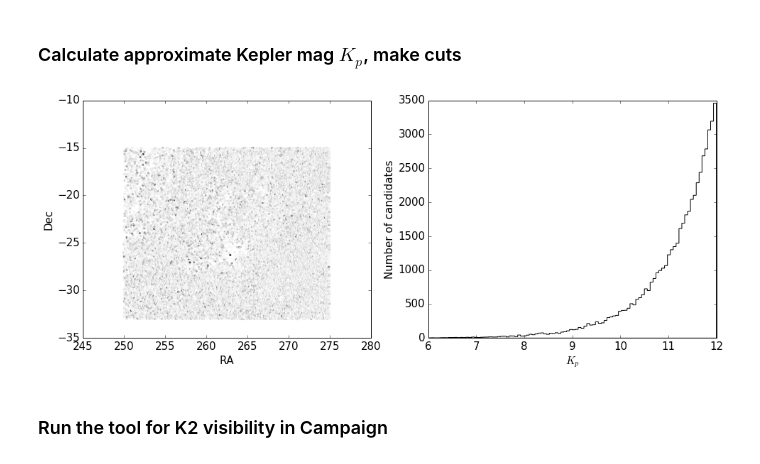
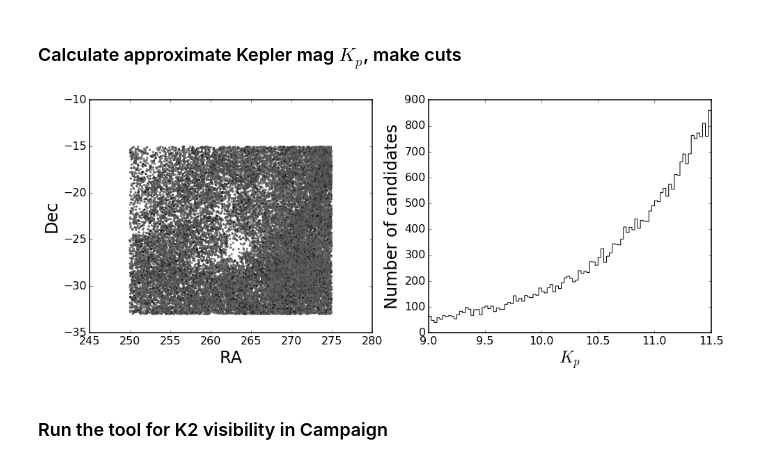
Before and after one commit to bmorris3/K2-twos, a Jupyter notebook: findtargets_campaign11.ipynb, the cells around one changed output. Saved outputs shown, nothing was run; the diff lists cells and outputs as text; code cells hidden in the pictures.

```diff
--- a/findtargets_campaign11.ipynb
+++ b/findtargets_campaign11.ipynb
@@ -74,34 +74,35 @@ K = tbl['k_m']
 
 giant_stars = (J-H > 0.75)*(H-K>0.1) * (-0.2 < J-K)*(J-K < 1.2)
 other_stars = ~giant_stars * (-0.2 < J-K)*(J-K < 1.0) # logical not giants
 Kp[giant_stars] = JHK_to_Kp_giants(J[giant_stars], K[giant_stars])
 Kp[other_stars] = JHK_to_Kp_other(J[other_stars], K[other_stars])
 
 # Impose a Kp cut for those useful to us (and reasonable)
-useful = (6 < Kp)*(Kp < 12) * other_stars
+#useful = (9 < Kp)*(Kp < 12) * other_stars
+useful = (9 < Kp)*(Kp < 11.5) * other_stars
 useful_tbl = tbl[useful]
 useful_tbl['Kp'] = Column(Kp[useful])
 
 def plotfield(tbl):
     # Make colormap correspond to Kepler mag
     colorscale = 1. / tbl['Kp']
     colorscale = 2*colorscale/colorscale.max() - 1
 
     fig, ax = plt.subplots(1, 2, figsize=(16,6))
     cm = plt.cm.binary
     ax[0].scatter(tbl['ra'], tbl['dec'], marker='.',
                   alpha=0.75, color=cm(colorscale))
     ax[0].set_xlabel('RA')
     ax[0].set_ylabel('Dec')
 
     ax[1].hist(tbl['Kp'], 100, histtype='stepfilled',
                color='w')
     ax[1].set_ylabel('Number of candidates')
     ax[1].set_xlabel('$K_p$')
     plt.show()
 
 plotfield(useful_tbl)
 # %% [output]
-[figure, old version]
+[figure, new version]
 # %%
 # Write out current table to format for K2fov:
```
Also changed, not shown: parts of 9 cells of this notebook.
